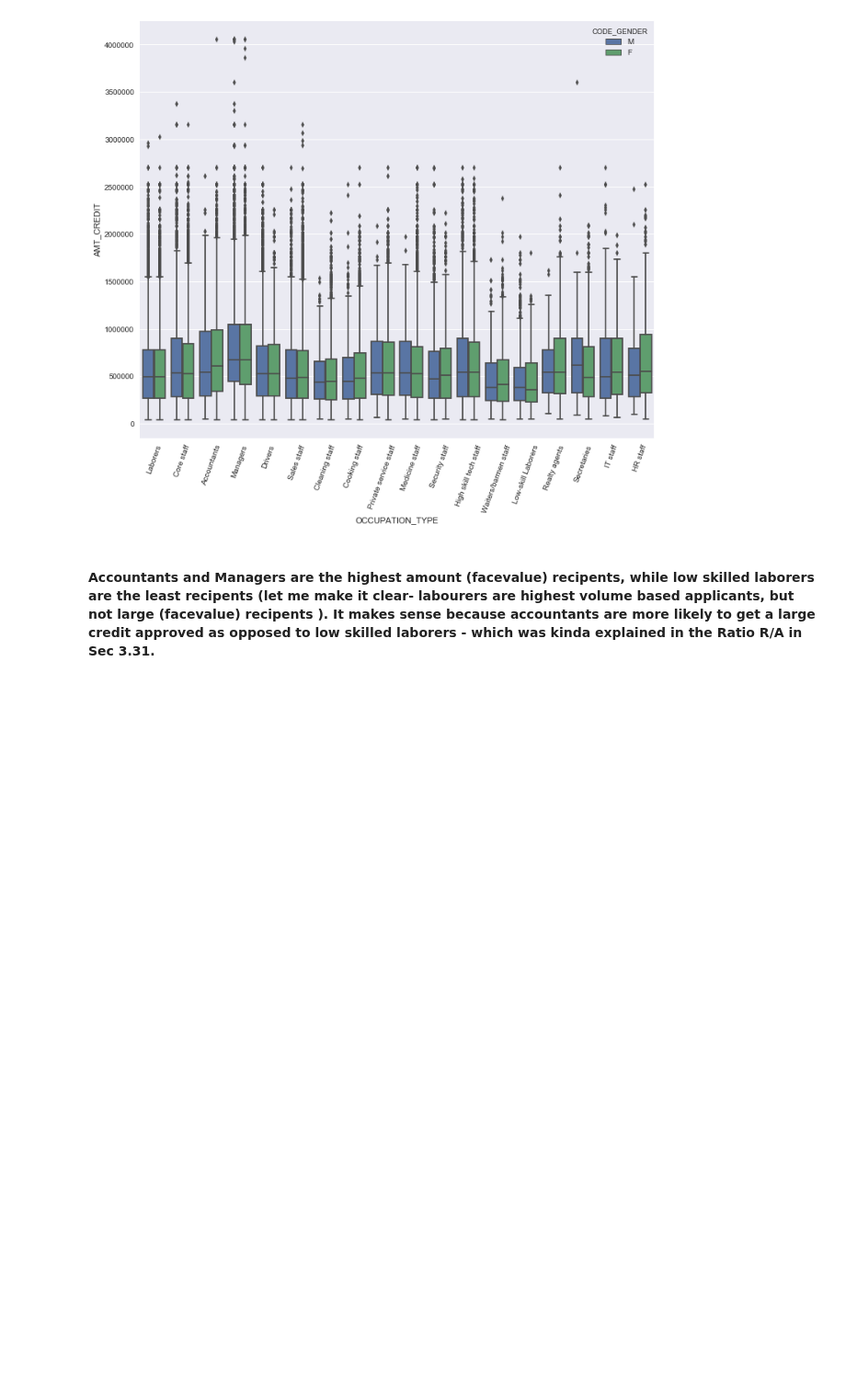
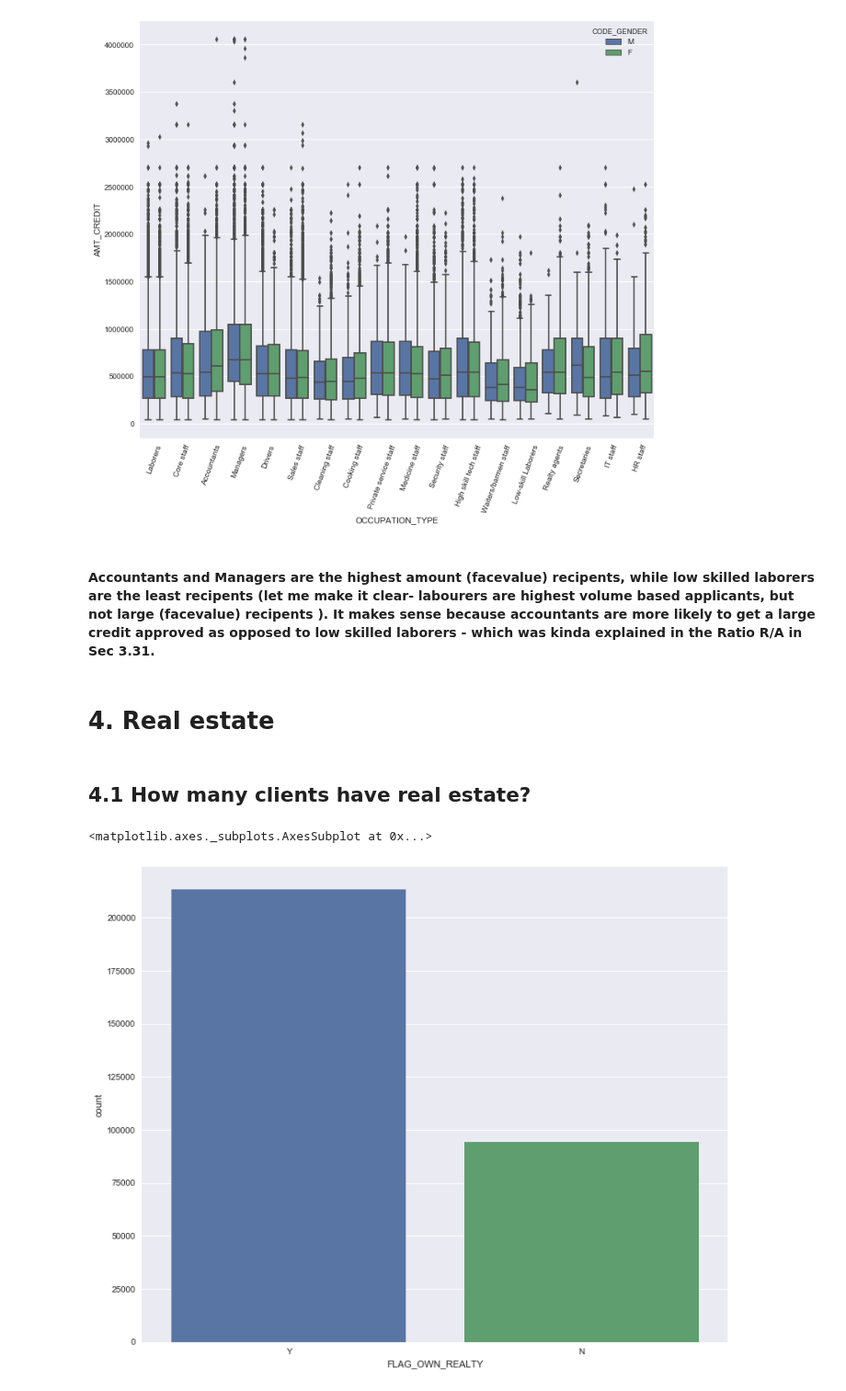
Before and after one commit to rakshithvasudev/Home-Credit-Default-Risk, a Jupyter notebook: EDA/Exploratory Data Analysis - Application Train.ipynb, the cells around one changed output. Shown at 92% size. Saved outputs shown, nothing was run; the diff lists cells and outputs as text; code cells hidden in the pictures; blank space fills up the shorter version.

```diff
--- a/EDA/Exploratory Data Analysis - Application Train.ipynb
+++ b/EDA/Exploratory Data Analysis - Application Train.ipynb
@@ -386,3 +389,13 @@ plt.xticks(rotation=70)
 [figure]
 # %% [markdown]
 #### Accountants and Managers are the highest amount (facevalue) recipents, while low skilled laborers are the least recipents (let me make it clear- labourers are highest volume based applicants, but not large (facevalue) recipents ). It makes sense because accountants are more likely to get a large credit approved as opposed to low skilled laborers - which was kinda explained in the Ratio R/A in Sec 3.31.
+# %% [markdown]
+# 4. Real estate
+# %% [markdown]
+## 4.1 How many clients have real estate?
+# %%
+plt.figure(figsize=(12,10))
+sns.countplot(x='FLAG_OWN_REALTY', data=train)
+# %% [output]
+<matplotlib.axes._subplots.AxesSubplot at 0x...>
+[figure, added]
```
Also changed, not shown: parts of 5 cells of this notebook.
